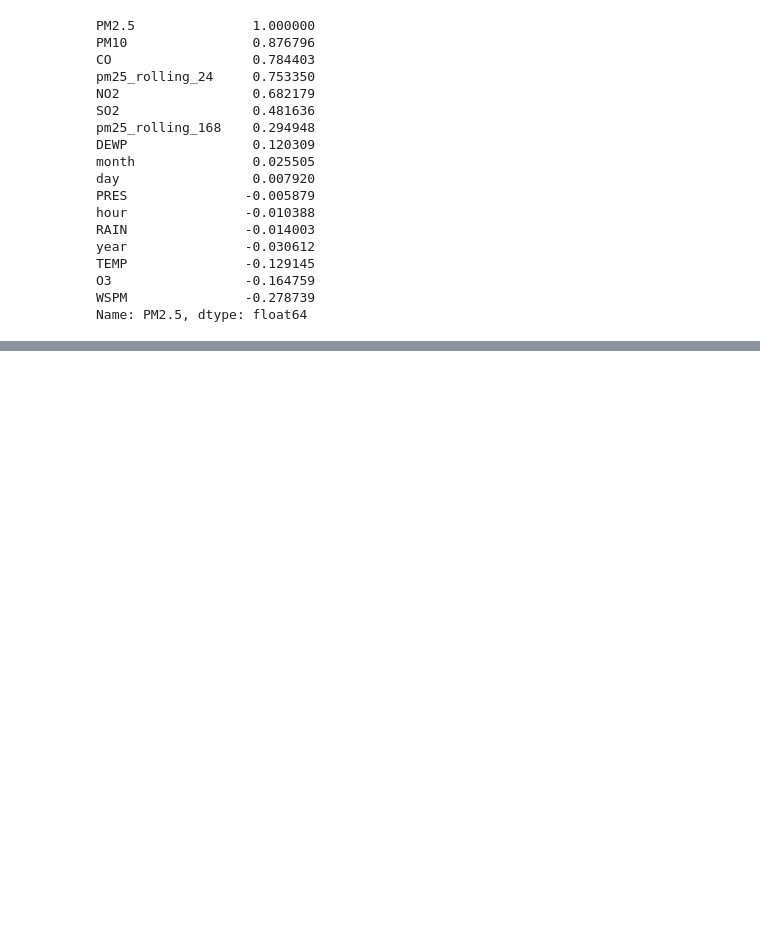
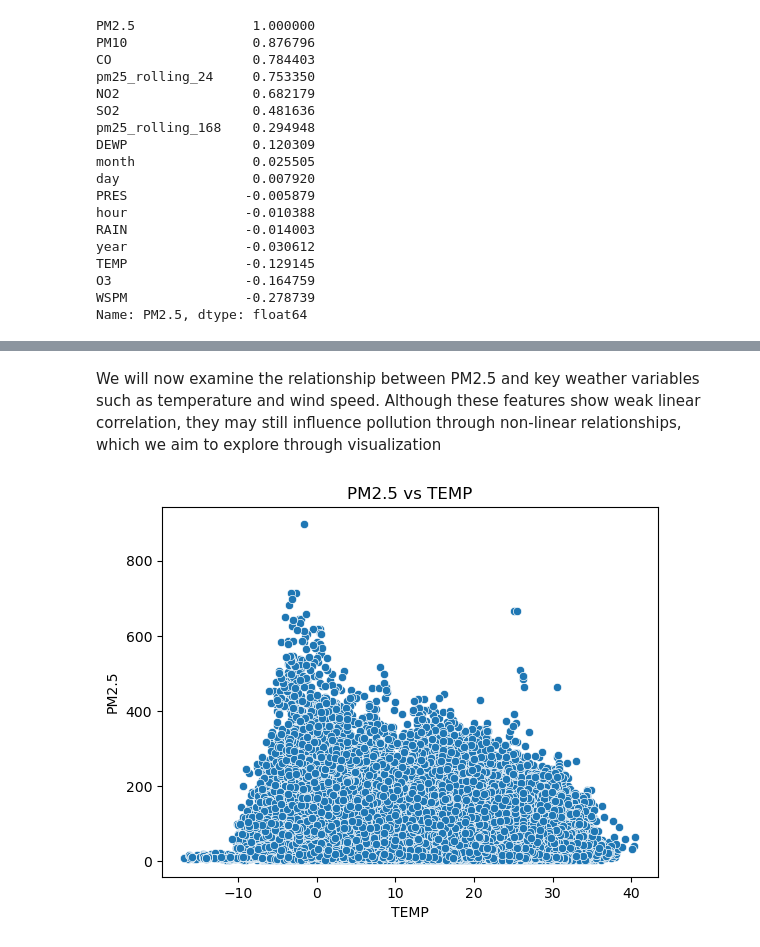
Before and after one commit to alinazir105/AQI-Forecasting-System, a Jupyter notebook: notebook.ipynb, the cells around one changed output, grey strips where cells are left out. Cells and saved outputs as stored; diff of their text form; code cells hidden in the pictures; blank space fills up the shorter version.

```diff
--- a/notebook.ipynb
+++ b/notebook.ipynb
@@ -497,0 +485,8 @@ dtype: int64
+# %% [markdown]
+We will now examine the relationship between PM2.5 and key weather variables such as temperature and wind speed. Although these features show weak linear correlation, they may still influence pollution through non-linear relationships, which we aim to explore through visualization
+# %%
+plt.title('PM2.5 vs TEMP')
+sns.scatterplot(data=df, x='TEMP', y='PM2.5')
+plt.show()
+# %% [output]
+[figure, added]
```
Also changed, not shown: parts of 54 cells of this notebook.
